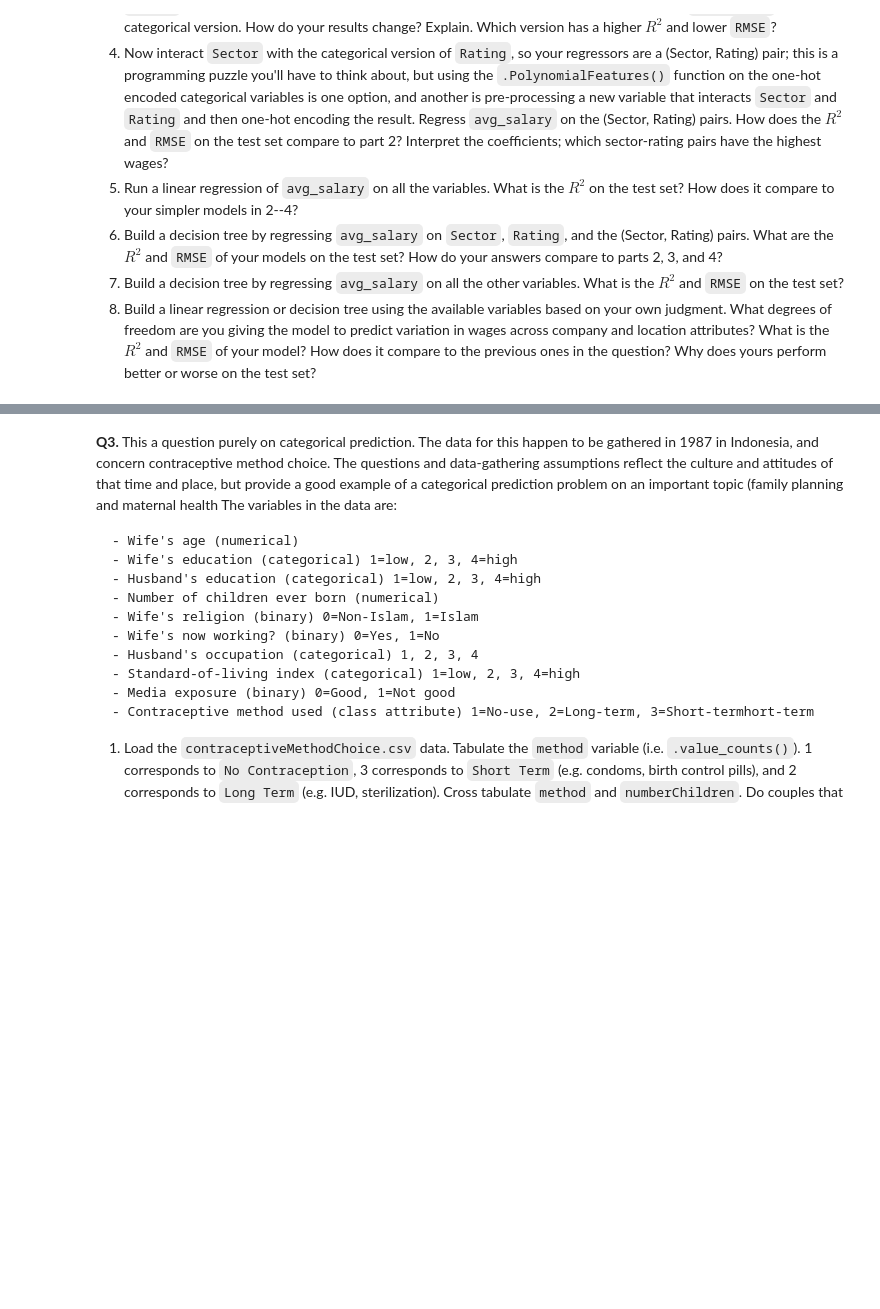
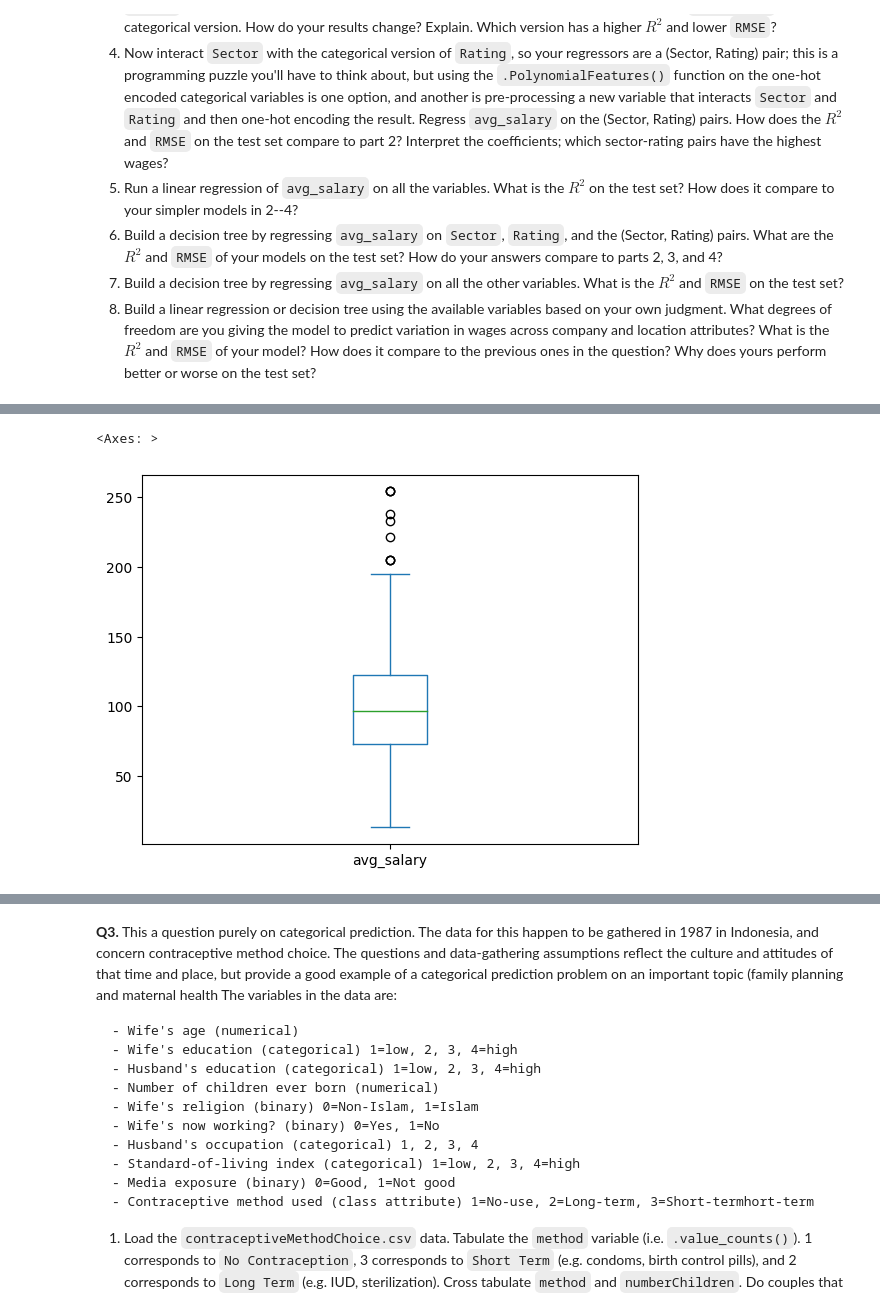
Before and after one commit to elaine-zhang12/assignment4, a Jupyter notebook: assignment4.ipynb, the cells around one changed output, grey strips where cells are left out. Cells and saved outputs as stored; diff of their text form; code cells hidden in the pictures; blank space fills up the shorter version.

```diff
--- a/assignment4.ipynb
+++ b/assignment4.ipynb
@@ -429,0 +469,5 @@ My best model was ultimately the decision regressor where I did not perform expa
+# %%
+wages['avg_salary'].plot.box()
+# %% [output]
+<Axes: >
+[figure, added]
```
Also changed, not shown: parts of 23 cells of this notebook.
